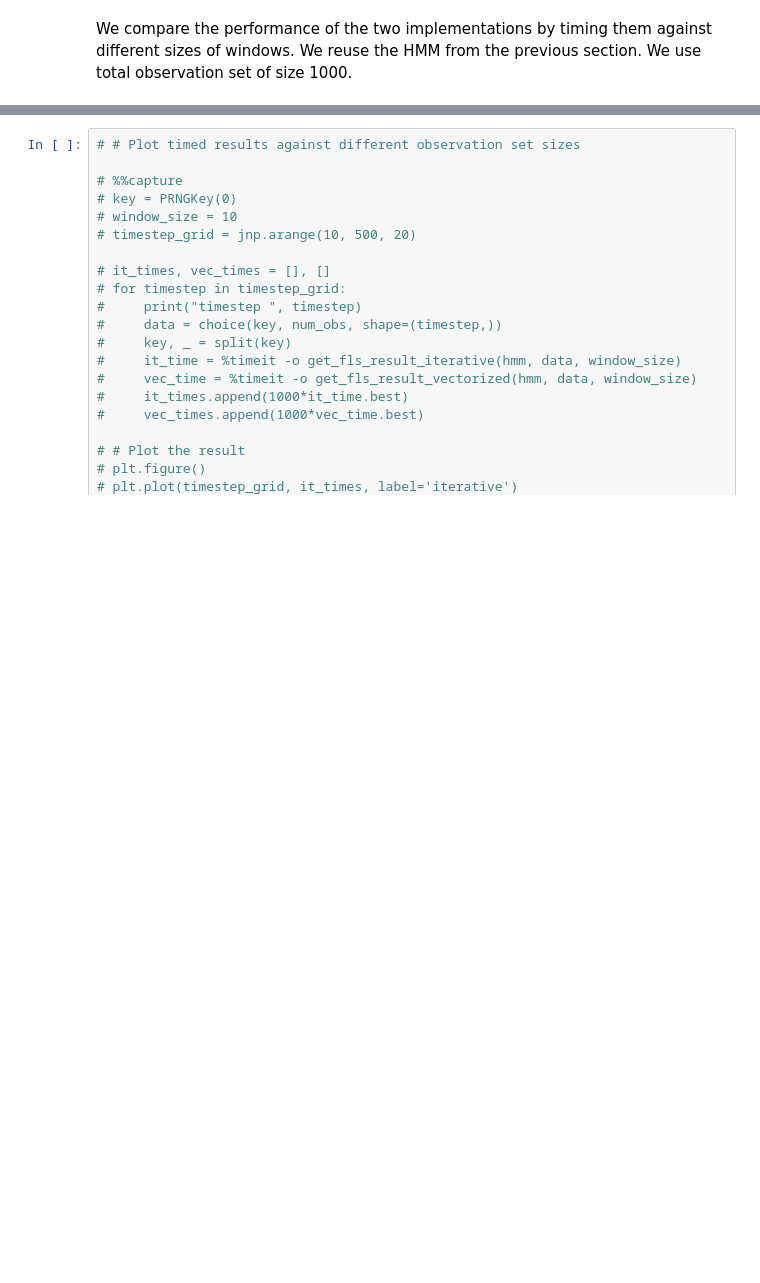
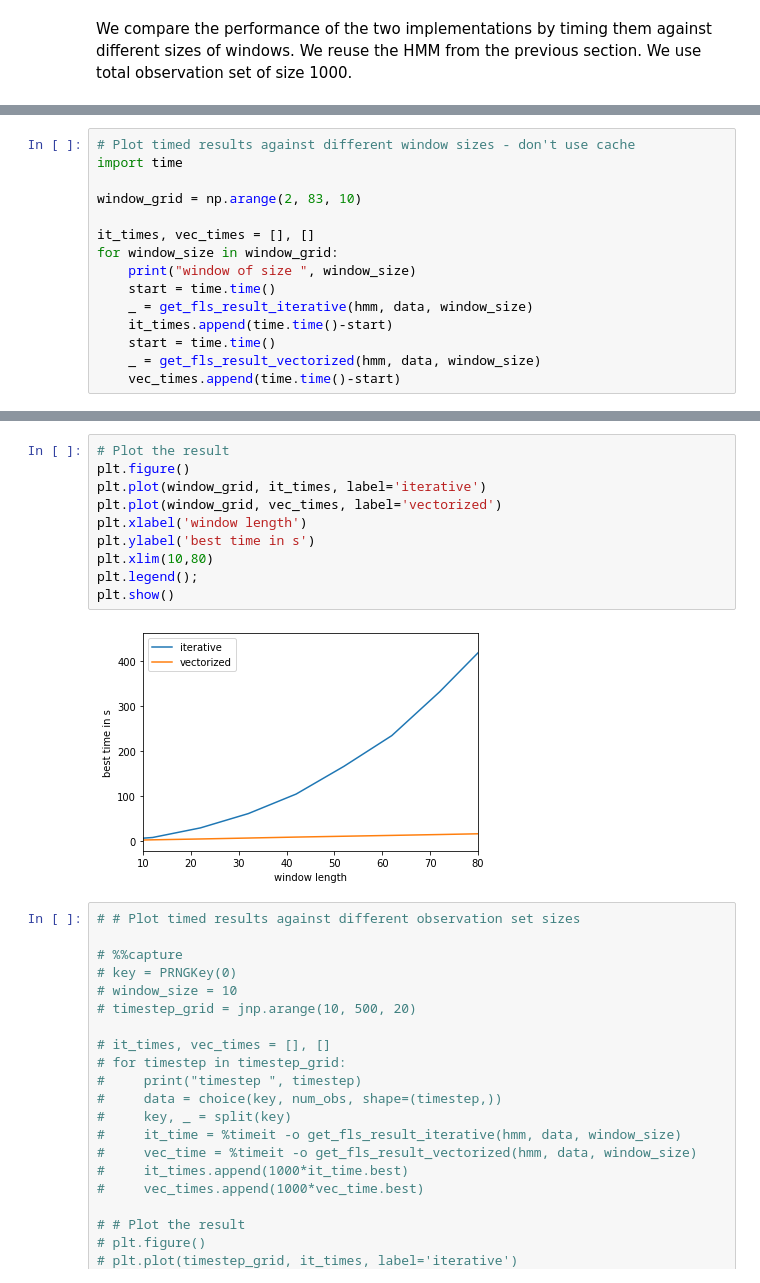
Before and after one commit to petergchang/hmm-jax, a Jupyter notebook: fixed_lag_smoother.ipynb, the cells around one changed output, grey strips where cells are left out. Cells and saved outputs as stored; diff of their text form; blank space fills up the shorter version.

```diff
--- a/fixed_lag_smoother.ipynb
+++ b/fixed_lag_smoother.ipynb
@@ -332,0 +333,15 @@ plt.show()
+# %%
+# Plot timed results against different window sizes - don't use cache
+import time
+
+window_grid = np.arange(2, 83, 10)
+
+it_times, vec_times = [], []
+for window_size in window_grid:
+    print("window of size ", window_size)
+    start = time.time()
+    _ = get_fls_result_iterative(hmm, data, window_size)
+    it_times.append(time.time()-start)
+    start = time.time()
+    _ = get_fls_result_vectorized(hmm, data, window_size)
+    vec_times.append(time.time()-start)
@@ -333,3 +358,15 @@ plt.show()
+# %%
+# Plot the result
+plt.figure()
+plt.plot(window_grid, it_times, label='iterative')
+plt.plot(window_grid, vec_times, label='vectorized')
+plt.xlabel('window length')
+plt.ylabel('best time in s')
+plt.xlim(10,80)
+plt.legend();
+plt.show()
+# %% [output]
+[figure, added]
 # %%
 # # Plot timed results against different observation set sizes
 
```
Also changed, not shown: parts of 5 cells of this notebook.
